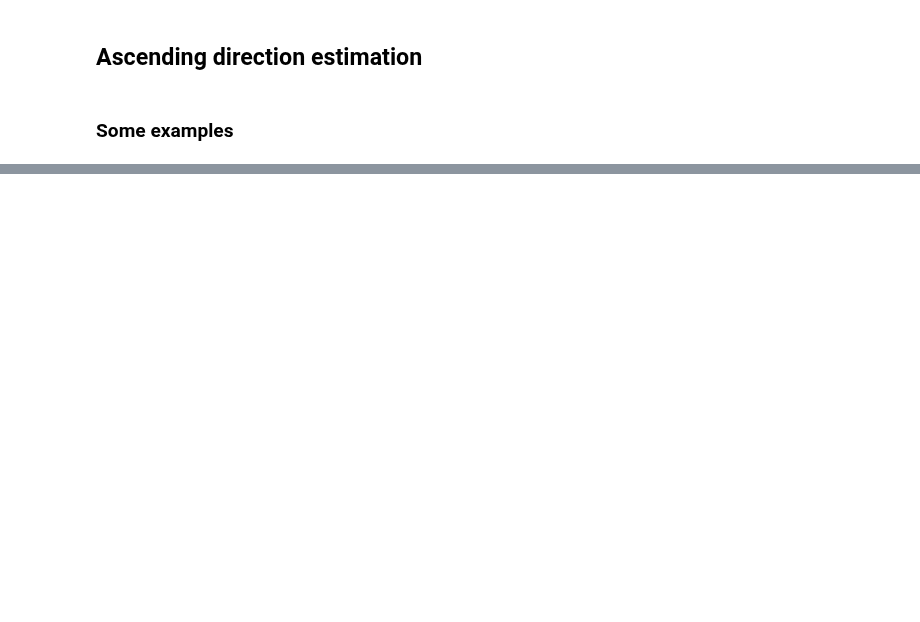
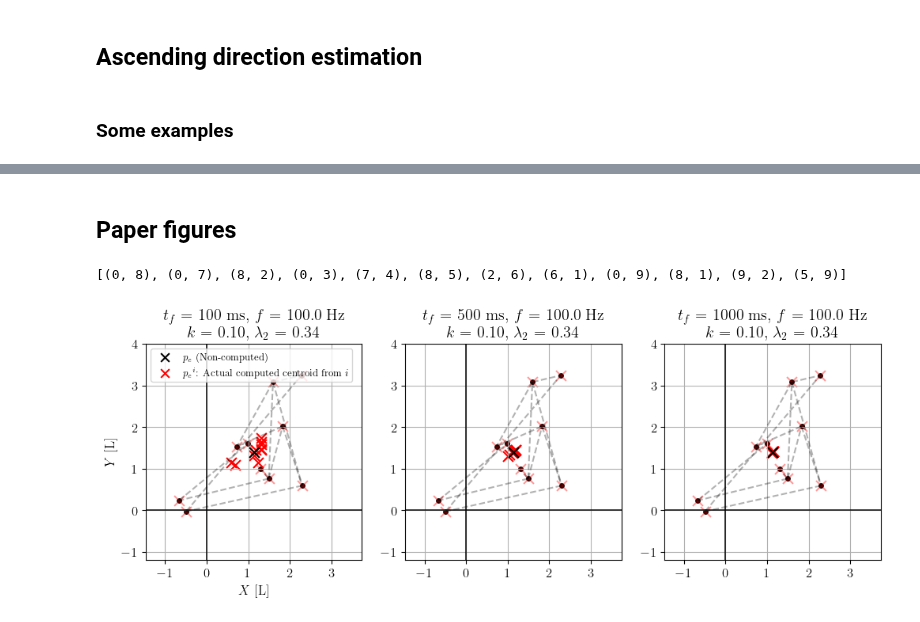
Before and after one commit to jesusBV20/source_seeking_distr, a Jupyter notebook: notebooks/distributed_estimation.ipynb, the cells around one changed output, grey strips where cells are left out. Cells and saved outputs as stored; diff of their text form; code cells hidden in the pictures; blank space fills up the shorter version.

```diff
--- a/notebooks/distributed_estimation.ipynb
+++ b/notebooks/distributed_estimation.ipynb
@@ -138,8 +135,9 @@ def plot_centroid_estimation(ax, P, Z, dt, tf, its=10, k=1, lw=2, legend_fs=12,
     ax.axhline(0, c="k", ls="-", lw=1.1)
     ax.axvline(0, c="k", ls="-", lw=1.1)
 
+    alpha_edges = 0.3
     for edge in Z:
-        ax.plot([P[edge[0]-1,0], P[edge[1]-1,0]], [P[edge[0]-1,1], P[edge[1]-1,1]], "k--", alpha=0.6)
+        ax.plot([P[edge[0]-1,0], P[edge[1]-1,0]], [P[edge[0]-1,1], P[edge[1]-1,1]], "k--", alpha=alpha_edges)
 
     # Agents
     ax.scatter(P[:,0], P[:,1], color="k", s=15)
@@ -813,3 +846,43 @@ HTML(anim.to_html5_video()) # It takes a loooot of time...
 # %% [output]
 Simulating 100 frames...
 [interactive output not drawn]
+# %% [markdown]
+## Paper figures
+# %%
+## Parameters #####
+pc = np.array([1.2,1.5])
+lims = np.array([2,2])
+
+N = 10
+p = XY_distrib(N,pc,lims)
+Z = gen_random_graph(N)
+
+Z.append((8,1))
+Z.append((9,2))
+Z.append((5,9))
+print(Z)
+
+dt = 0.01
+its = 1 # iterations per dt
+
+# --------------------------------------------------------------------------------------
+# Plotting
+# --------------------------------------------------------------------------------------
+
+fig = plt.figure(figsize=(12, 8), dpi=100)
+axes  = fig.subplots(1,3)
+
+plot_centroid_estimation(axes[0], p, Z, dt=dt, tf=0.1, its=its, k=0.1, legend_fs=9, sz=40, lw=1.5,
+                         legend=True,xlab=True,ylab=True)
+plot_centroid_estimation(axes[1], p, Z, dt=dt, tf=0.5, its=its, k=0.1, legend_fs=9, sz=40, lw=1.5)
+plot_centroid_estimation(axes[2], p, Z, dt=dt, tf=1, its=its, k=0.1, legend_fs=9, sz=40, lw=1.5)
+
+for ax in axes:
+    ax.xaxis.set_major_locator(ticker.MultipleLocator(1))
+    ax.yaxis.set_major_locator(ticker.MultipleLocator(1))
+
+# Show the plot!
+plt.show()
+# %% [output]
+[(0, 8), (0, 7), (8, 2), (0, 3), (7, 4), (8, 5), (2, 6), (6, 1), (0, 9), (8, 1), (9, 2), (5, 9)]
+[figure, added]
```
Also changed, not shown: parts of 8 cells of this notebook, 7 other files.
